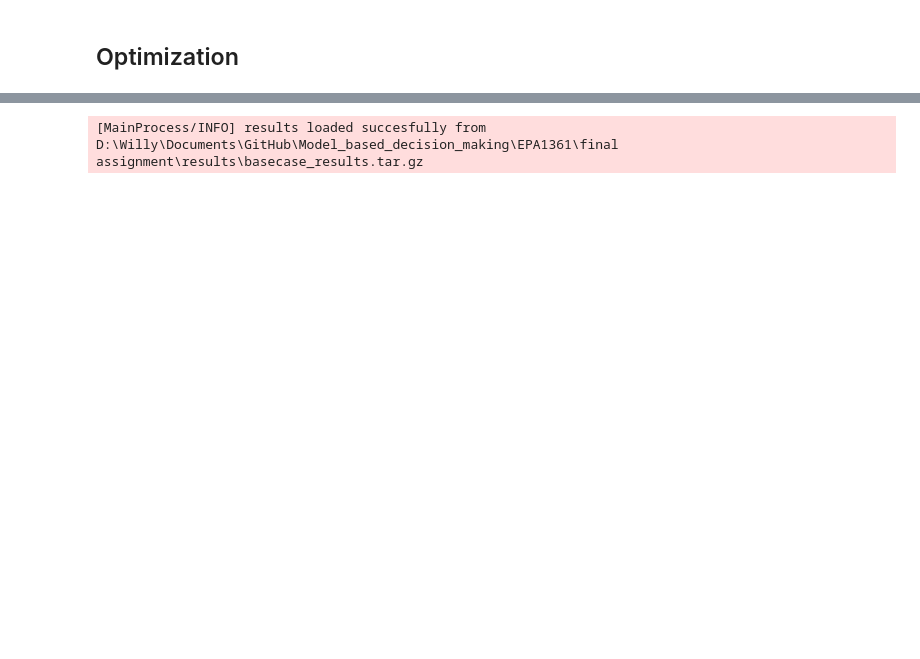
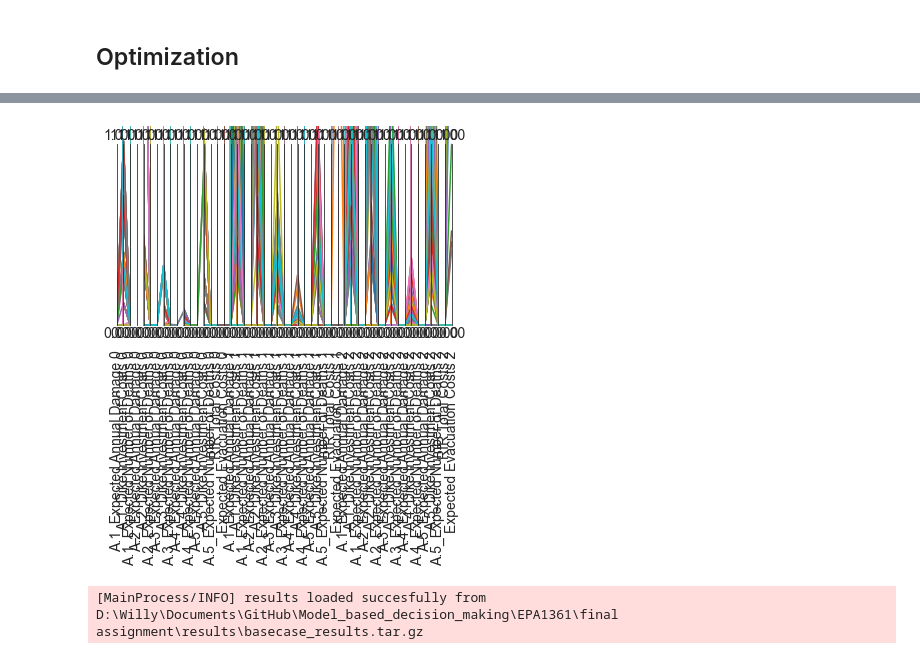
Before and after one commit to willygpv/EPA1361, a Jupyter notebook: final assignment/dike_model/Optimization_W.ipynb, the cells around one changed output, grey strips where cells are left out. Saved outputs shown, nothing was run; the diff lists cells and outputs as text; code cells hidden in the pictures; blank space fills up the shorter version.

```diff
--- a/final assignment/dike_model/Optimization_W.ipynb
+++ b/final assignment/dike_model/Optimization_W.ipynb
@@ -136,0 +144,3 @@ from ema_workbench import Policy
+# %%
+experiments, outcomes = utilities.load_results('../dike_model/results/old_375times100PoliciesPF5.csv')
+outcomes_pol_df = pd.DataFrame(outcomes)
@@ -136,0 +245,3 @@ from ema_workbench import Policy
+# %%
+temp_outcomes = {k:v[logical] for k,v in outcomes.items()}
+temp_outcomes
@@ -137,3 +266,44 @@ from ema_workbench import Policy
+# %%
+from ema_workbench.analysis import parcoords
+
+funcs = {'A.1_Expected Annual Damage time aggregate':s_to_n,
+         'A.2_Expected Annual Damage time aggregate':s_to_n,
+         'A.3_Expected Annual Damage time aggregate':s_to_n,
+         'A.4_Expected Annual Damage time aggregate':s_to_n,
+         'A.5_Expected Annual Damage time aggregate':s_to_n,
+         'A.1_Dike Investment Costs time aggregate':s_to_n,
+         'A.2_Dike Investment Costs time aggregate':s_to_n,
+         'A.3_Dike Investment Costs time aggregate':s_to_n,
+         'A.4_Dike Investment Costs time aggregate':s_to_n,
+         'A.5_Dike Investment Costs time aggregate':s_to_n,
+         'A.1_Expected Number of Deaths time aggregate':s_to_n,
+         'A.2_Expected Number of Deaths time aggregate':s_to_n,
+         'A.3_Expected Number of Deaths time aggregate':s_to_n,
+         'A.4_Expected Number of Deaths time aggregate':s_to_n,
+         'A.5_Expected Number of Deaths time aggregate':s_to_n}
+
+total_scores = {}
+for policy in np.unique(experiments['policy']):
+    scores = {}
+    logical = experiments['policy'] == policy
+
+    temp_outcomes = {k:v[logical] for k,v in outcomes.items()}
+
+    for k, v in temp_outcomes.items():
+        score = funcs[k](v)
+        scores[k] = score
+    total_scores[policy] = scores
+
+data = pd.DataFrame(total_scores).T.reset_index(drop=True)
+limits = parcoords.get_limits(data)
+limits.loc[0, :] = 0
+limits.loc[1, :] = 1
+
+paraxes = parcoords.ParallelAxes(limits)
+paraxes.plot(data)
+plt.show()
+# %% [output]
+[figure, added]
 # %%
 # load the basecase results
 from ema_workbench import load_results
```
Also changed, not shown: parts of 14 cells of this notebook, 13 other files.
